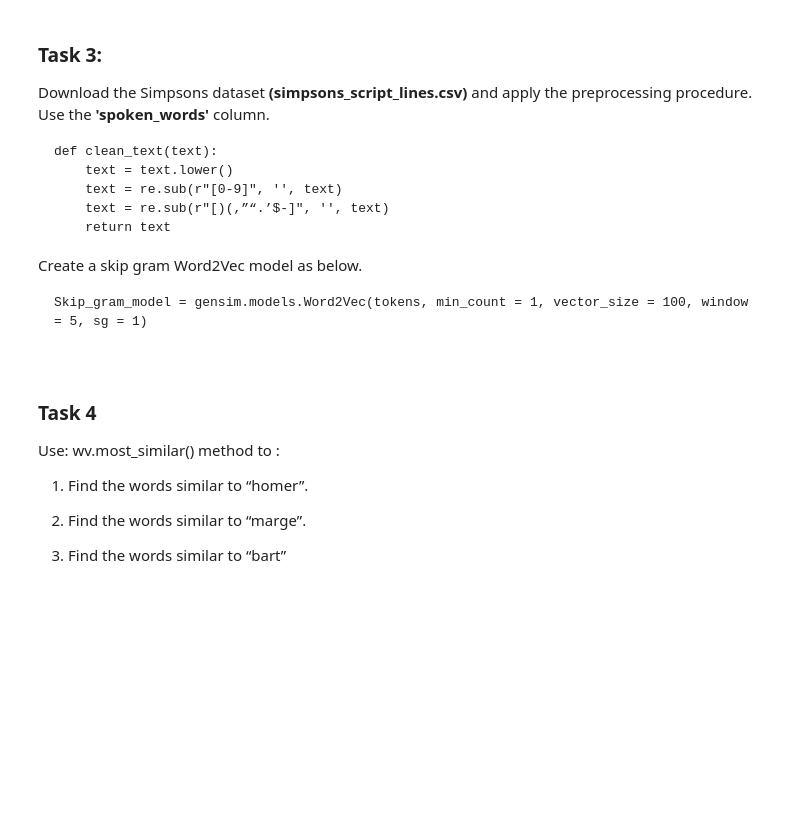
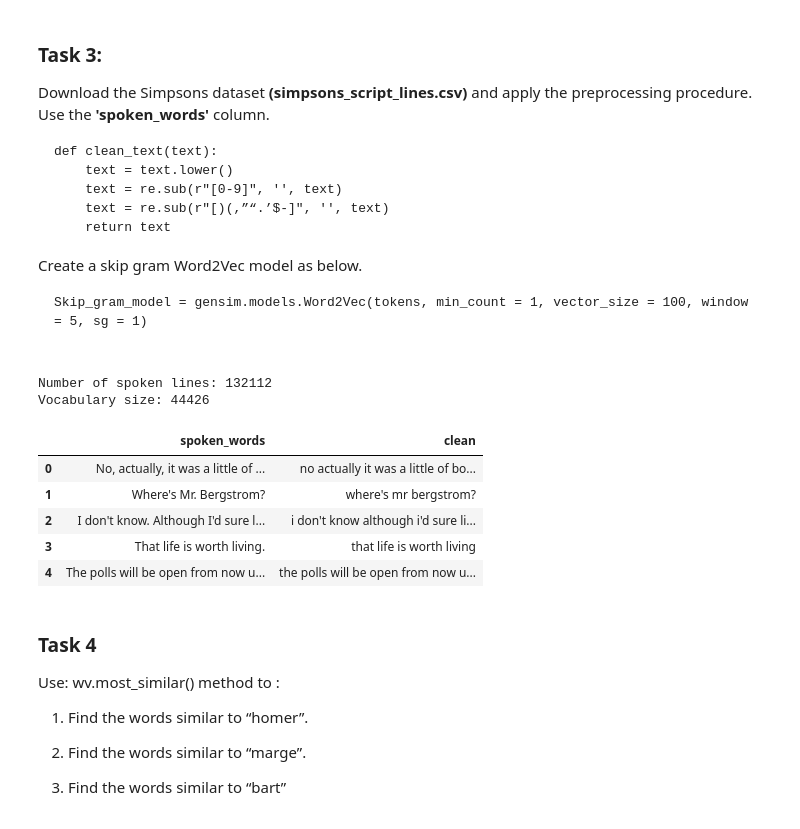
Before and after one commit to Ar3enn/NLP, a Jupyter notebook: Lab05/Lab5_Text_Representation-2.ipynb, the cells around one changed output. Cells and saved outputs as stored; diff of their text form; code cells hidden in the pictures; blank space fills up the shorter version.

````diff
--- a/Lab05/Lab5_Text_Representation-2.ipynb
+++ b/Lab05/Lab5_Text_Representation-2.ipynb
@@ -176,6 +231,37 @@ def clean_text(text):
 Create a skip gram Word2Vec model as below.
 ```
 Skip_gram_model = gensim.models.Word2Vec(tokens, min_count = 1, vector_size = 100, window = 5, sg = 1)
+# %%
+import re
+import gensim
+import pandas as pd
+from nltk.tokenize import word_tokenize
+
+simpsons = pd.read_csv('content/simpsons_script_lines.csv', usecols=['spoken_words'])
+simpsons = simpsons.dropna().reset_index(drop=True)
+print("Number of spoken lines:", len(simpsons))
+
+def clean_text(text):
+    text = text.lower()
+    text = re.sub(r"[0-9]", '', text)
+    text = re.sub(r"[)(,”“.’$-]", '', text)
+    return text
+
+simpsons['clean'] = simpsons['spoken_words'].apply(clean_text)
+simpsons_tokens = [word_tokenize(line) for line in simpsons['clean']]
+
+Skip_gram_model = gensim.models.Word2Vec(simpsons_tokens, min_count=1, vector_size=100, window=5, sg=1, seed=42)
+print("Vocabulary size:", len(Skip_gram_model.wv))
+simpsons.head()
+# %% [output]
+Number of spoken lines: 132112
+Vocabulary size: 44426
+|  | spoken_words | clean |
+| 0 | No, actually, it was a little of ... | no actually it was a little of bo... |
+| 1 | Where's Mr. Bergstrom? | where's mr bergstrom? |
+| 2 | I don't know. Although I'd sure l... | i don't know although i'd sure li... |
+| 3 | That life is worth living. | that life is worth living |
+| 4 | The polls will be open from now u... | the polls will be open from now u... |
 # %% [markdown]
 ### Task 4
 
````
Also changed, not shown: parts of 12 cells of this notebook, 11 other files.
